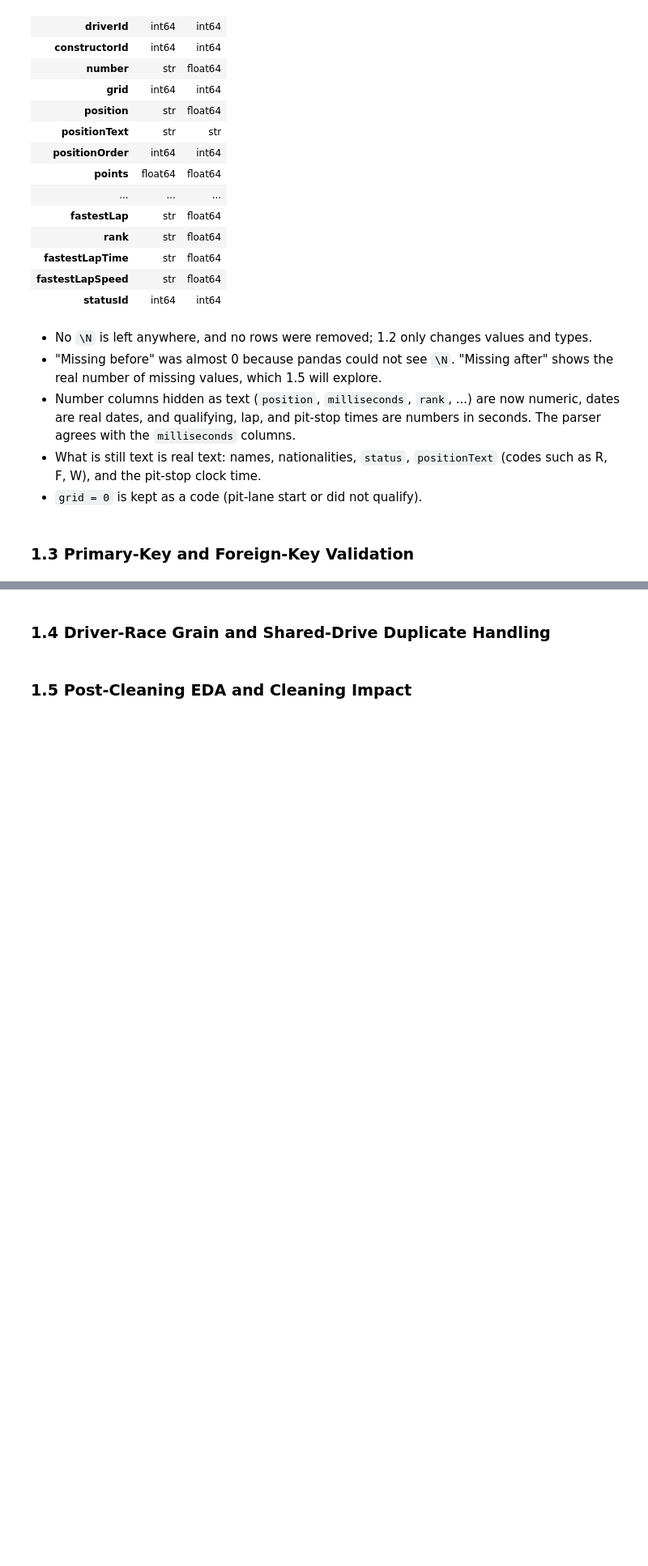
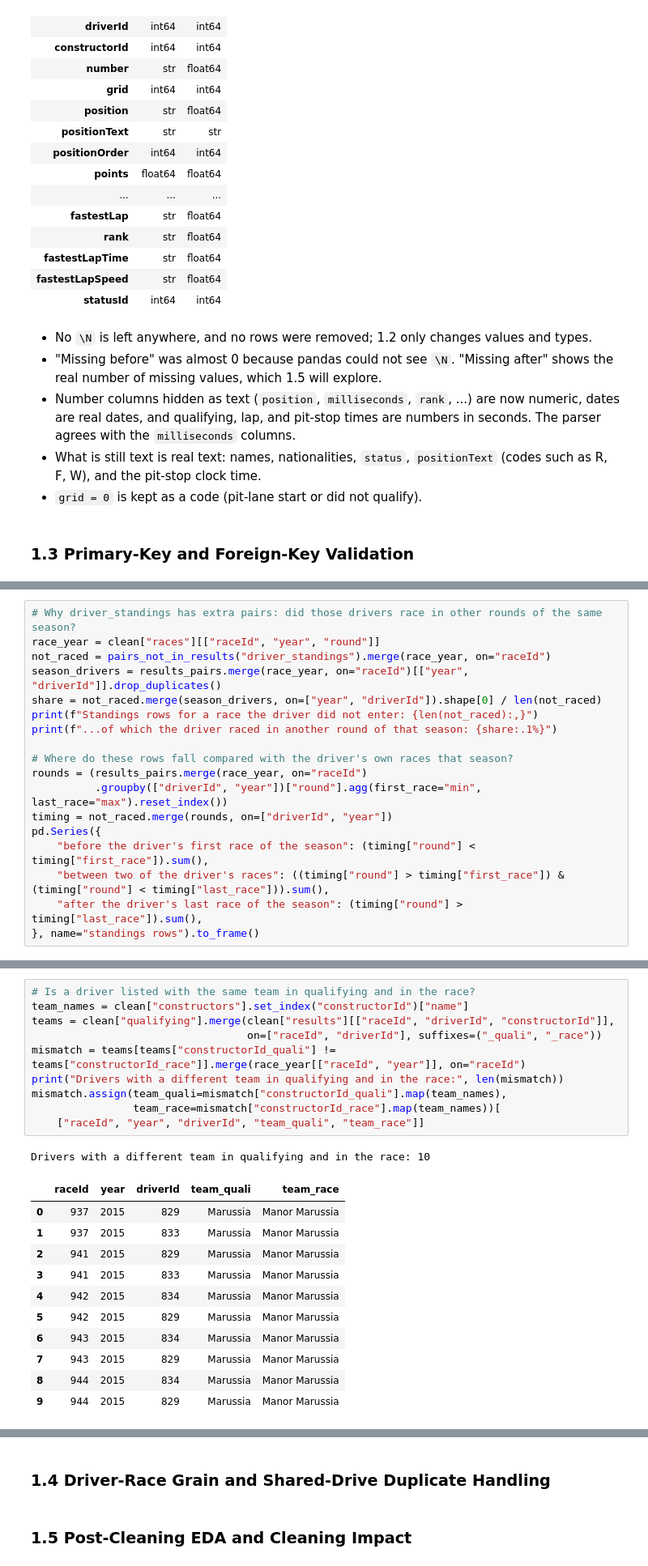
Before and after one commit to Seif2005/ACL2-Project, a Jupyter notebook: Main.ipynb, the cells around one changed output, grey strips where cells are left out. Shown at 81% size. Saved outputs shown, nothing was run; the diff lists cells and outputs as text; blank space fills up the shorter version.

```diff
--- a/Main.ipynb
+++ b/Main.ipynb
@@ -437,0 +634,18 @@ pd.DataFrame({
+# %%
+# Why driver_standings has extra pairs: did those drivers race in other rounds of the same season?
+race_year = clean["races"][["raceId", "year", "round"]]
+not_raced = pairs_not_in_results("driver_standings").merge(race_year, on="raceId")
+season_drivers = results_pairs.merge(race_year, on="raceId")[["year", "driverId"]].drop_duplicates()
+share = not_raced.merge(season_drivers, on=["year", "driverId"]).shape[0] / len(not_raced)
+print(f"Standings rows for a race the driver did not enter: {len(not_raced):,}")
+print(f"...of which the driver raced in another round of that season: {share:.1%}")
+
+# Where do these rows fall compared with the driver's own races that season?
+rounds = (results_pairs.merge(race_year, on="raceId")
+          .groupby(["driverId", "year"])["round"].agg(first_race="min", last_race="max").reset_index())
+timing = not_raced.merge(rounds, on=["driverId", "year"])
+pd.Series({
+    "before the driver's first race of the season": (timing["round"] < timing["first_race"]).sum(),
+    "between two of the driver's races": ((timing["round"] > timing["first_race"]) & (timing["round"] < timing["last_race"])).sum(),
+    "after the driver's last race of the season": (timing["round"] > timing["last_race"]).sum(),
+}, name="standings rows").to_frame()
@@ -437,0 +659,23 @@ pd.DataFrame({
+# %%
+# Is a driver listed with the same team in qualifying and in the race?
+team_names = clean["constructors"].set_index("constructorId")["name"]
+teams = clean["qualifying"].merge(clean["results"][["raceId", "driverId", "constructorId"]],
+                                  on=["raceId", "driverId"], suffixes=("_quali", "_race"))
+mismatch = teams[teams["constructorId_quali"] != teams["constructorId_race"]].merge(race_year[["raceId", "year"]], on="raceId")
+print("Drivers with a different team in qualifying and in the race:", len(mismatch))
+mismatch.assign(team_quali=mismatch["constructorId_quali"].map(team_names),
+                team_race=mismatch["constructorId_race"].map(team_names))[
+    ["raceId", "year", "driverId", "team_quali", "team_race"]]
+# %% [output]
+Drivers with a different team in qualifying and in the race: 10
+|  | raceId | year | driverId | team_quali | team_race |
+| 0 | 937 | 2015 | 829 | Marussia | Manor Marussia |
+| 1 | 937 | 2015 | 833 | Marussia | Manor Marussia |
+| 2 | 941 | 2015 | 829 | Marussia | Manor Marussia |
+| 3 | 941 | 2015 | 833 | Marussia | Manor Marussia |
+| 4 | 942 | 2015 | 834 | Marussia | Manor Marussia |
+| 5 | 942 | 2015 | 829 | Marussia | Manor Marussia |
+| 6 | 943 | 2015 | 834 | Marussia | Manor Marussia |
+| 7 | 943 | 2015 | 829 | Marussia | Manor Marussia |
+| 8 | 944 | 2015 | 834 | Marussia | Manor Marussia |
+| 9 | 944 | 2015 | 829 | Marussia | Manor Marussia |
```
Also changed, not shown: parts of 17 cells of this notebook.
